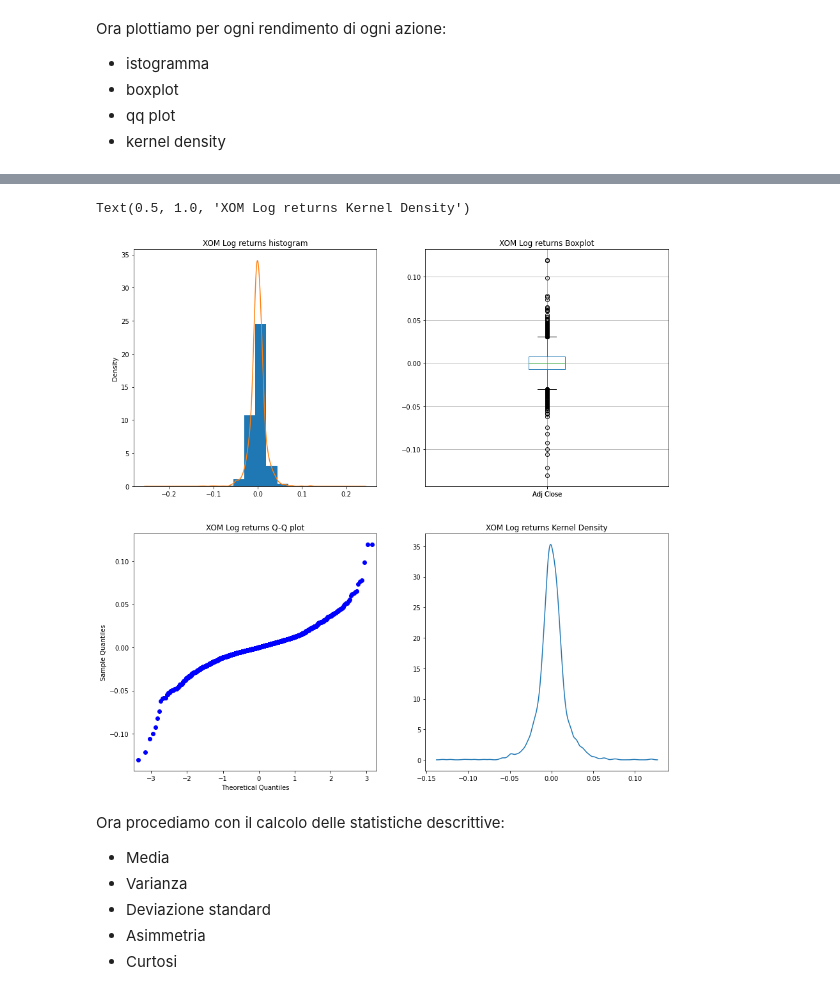
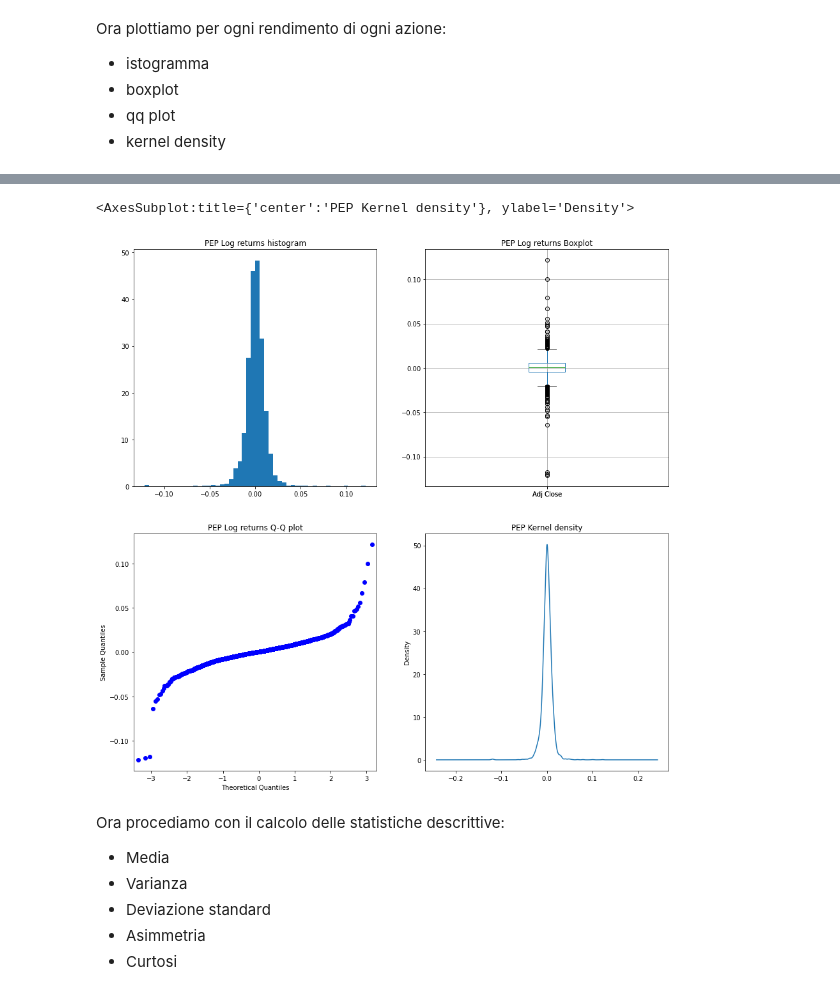
Before and after one commit to michelebanfi/business-intelligence, a Jupyter notebook: BanfiMichele869294.ipynb, the cells around one changed output, grey strips where cells are left out. Saved outputs shown, nothing was run; the diff lists cells and outputs as text; code cells hidden in the pictures.

```diff
--- a/BanfiMichele869294.ipynb
+++ b/BanfiMichele869294.ipynb
@@ -428,28 +423,26 @@ Text(0.5, 1.0, 'CVX Log returns Kernel Density')
 # %%
-#XOM
+#PEP
 fig = plt.figure(figsize=(15, 15))
+
 ax=fig.add_subplot(221)
-plt.hist(rlXOM, density=True)
-plt.title('XOM Log returns histogram')
-rlXOM.plot.density()
+plt.hist(rlPEP, density=True, bins=50)
+plt.title('PEP Log returns histogram')
 
 ax=fig.add_subplot(222)
-plt.boxplot(rlXOM)
-plt.title('XOM Log returns Boxplot')
-rlXOM.to_frame().boxplot()
+plt.boxplot(rlPEP)
+plt.title('PEP Log returns Boxplot')
+rlPEP.to_frame().boxplot()
 
 ax=fig.add_subplot(223)
-sm.graphics.qqplot(rlXOM, line='s', ax=ax)
-plt.title('XOM Log returns Q-Q plot')
+sm.graphics.qqplot(rlPEP, line='s', ax=ax)
+plt.title('PEP Log returns Q-Q plot')
 
-kde = sm.nonparametric.KDEUnivariate(rlXOM)
-kde.fit()
 ax=fig.add_subplot(224)
-ax.plot(kde.support, kde.density)
-plt.title('XOM Log returns Kernel Density')
+plt.title('PEP Kernel density')
+rlPEP.plot.density()
 # %% [output]
-Text(0.5, 1.0, 'XOM Log returns Kernel Density')
+<AxesSubplot:title={'center':'PEP Kernel density'}, ylabel='Density'>
-[figure, old version]
+[figure, new version]
 # %% [markdown]
 Ora procediamo con il calcolo delle statistiche descrittive:
 - Media
```
Also changed, not shown: parts of 24 cells of this notebook, 11 other files.
